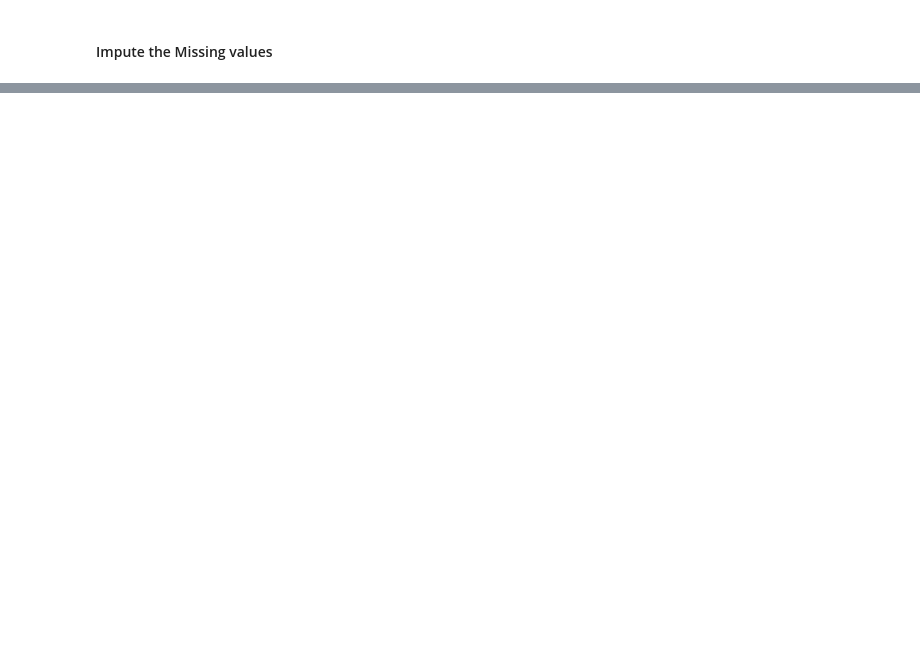
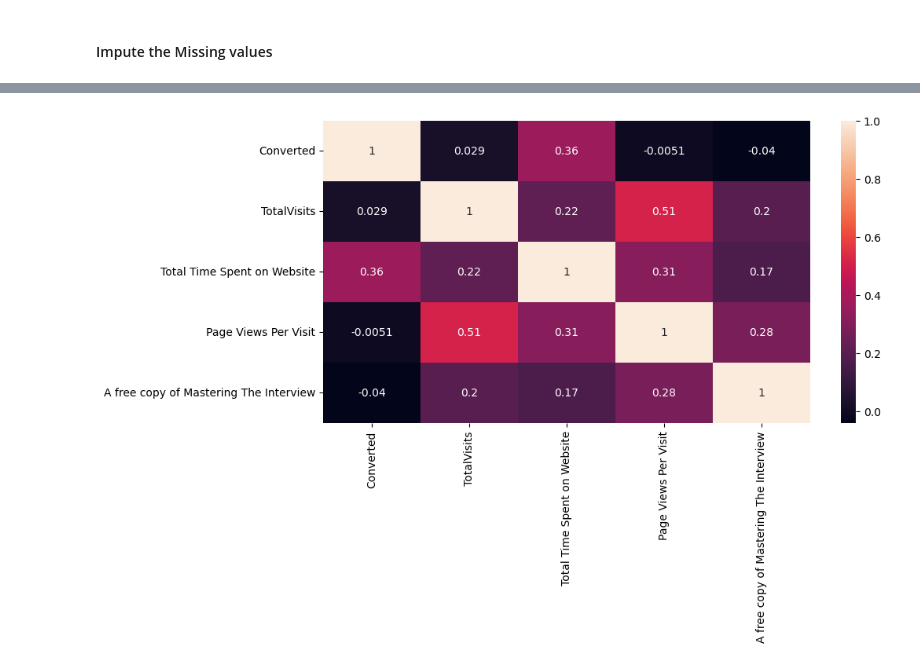
Before and after one commit to GUPTAMRASHI/LEAD_Project, a Jupyter notebook: Untitled.ipynb, the cells around one changed output, grey strips where cells are left out. Cells and saved outputs as stored; diff of their text form; code cells hidden in the pictures; blank space fills up the shorter version.

```diff
--- a/Untitled.ipynb
+++ b/Untitled.ipynb
@@ -247,0 +481,5 @@ Specialization,Lead Source,
+# %%
+x=['What matters most to you in choosing a course','Digital Advertisement','Through Recommendations','City','Do Not Call','Do Not Email','Country','Search','Newspaper Article','X Education Forums','Newspaper']
+data.drop(columns=x,axis=1,inplace=True)
+# %%
+data['A free copy of Mastering The Interview']=data['A free copy of Mastering The Interview'].map({'Yes':1,'No':0})
@@ -247,0 +532,6 @@ Specialization,Lead Source,
+# %%
+plt.figure(figsize=(10,5))
+sns.heatmap(data.corr(),annot=True)
+plt.show()
+# %% [output]
+[figure, added]
```
Also changed, not shown: parts of 88 cells of this notebook.
